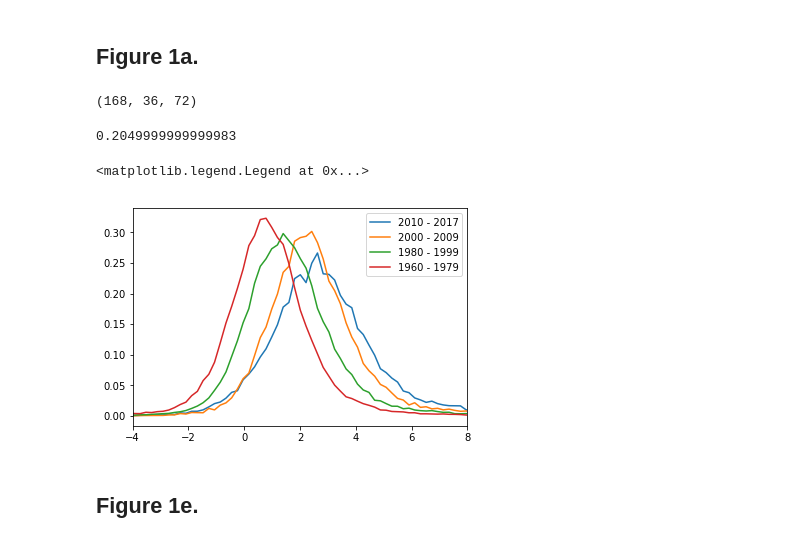
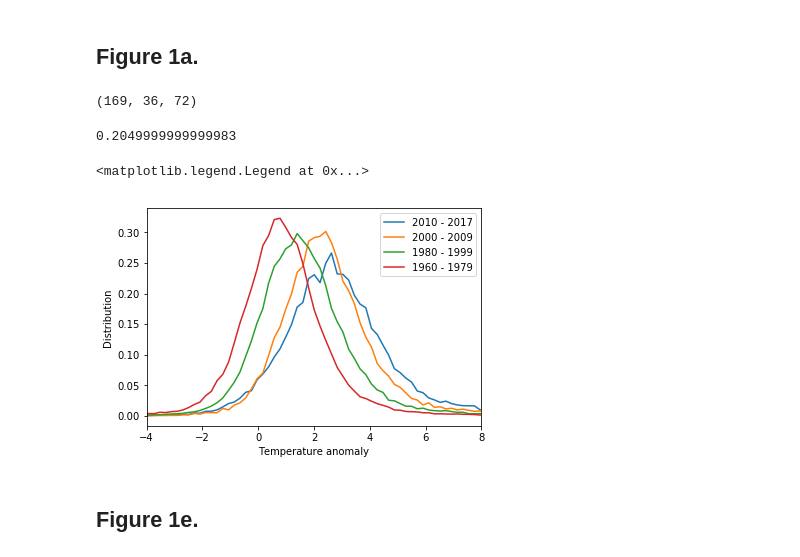
Before and after one commit to jkikstra/climvar, a Jupyter notebook: Reproducing Huntingford 2013 analysis .ipynb, the cells around one changed output. Drawn from its saved outputs; the diff is of its cells as text; code cells hidden in the pictures.

Commit message:
using ensemble statistics (such that 2018 can be included)

```diff
--- a/Reproducing Huntingford 2013 analysis .ipynb
+++ b/Reproducing Huntingford 2013 analysis .ipynb
@@ -42,7 +42,7 @@ numyears_data = endyr - startyr + 1
 # %%
 # load the medians of the temperature anomalies from the datafile
 dsdir = '/data/aod/Ilyasetal2017_annual/wrt_18501900/'
-dsname = 'median.nc'
+dsname = 'ensemble_statistics.ann_wrt_18501900.nc' #'median.nc'
 DS = xr.open_dataset(dsdir + dsname, decode_times=False)
 print(DS)
 t_anom_ds = DS['median']     # yearly data; [169 x 36 x 72], float32
@@ -66,7 +66,7 @@ for yr in range(numyears_data):
         plt.figure()
         plt.contourf(t_anom[yr])
         plt.colorbar()
-t_anom = t_anom[0:-1, :, :]
+        t_anom = np.delete(t_anom, yr, axis=0)
 t_anom.shape
 # %% [output]
 <xarray.Dataset>
@@ -98,7 +96,7 @@ Coordinates:
 ## note: our dataset is an anomaly dataset, with respect to 1850-1900 means, rather than Huntingford's 1958-1980 means
 t_anom.shape
 # %% [output]
-(168, 36, 72)
+(169, 36, 72)
 # %%
 # step 3: dividing these values by the local standard deviations of these numbers for 1958–1980.
 ## we divide by the standard deviations of 1850-1900 because that is the period that the anomalies also refer to.
@@ -174,20 +172,22 @@ for per in range(numperiods):
 # %% [output]
 0.2049999999999983
 # %%
-# FINALLY, plot the resulting PDFs, as in Huntingford 2013 fig 1a.
+# And finally, plot the resulting PDFs, as in Huntingford 2013 fig 1a.
 xaxesticks = np.zeros(numboxes)
 for i in range(numboxes):
     xaxesticks[i] = (boxes[i] + boxes[i+1])/2
 
 periodlabels = ["2010 - 2017", "2000 - 2009", "1980 - 1999", "1960 - 1979"]
 plt.figure()
 for i in range(numperiods):
     plt.plot(xaxesticks, pdfs[i,:], label=periodlabels[i])
 plt.xlim((-4,8))
+plt.xlabel('Temperature anomaly')
+plt.ylabel('Distribution')
 plt.legend()
 # %% [output]
 <matplotlib.legend.Legend at 0x...>
-[figure, old version]
+[figure, new version]
 # %% [markdown]
 ## Figure 1e.
 # %% [markdown]
```
Also changed, not shown: parts of 1 cell of this notebook.
